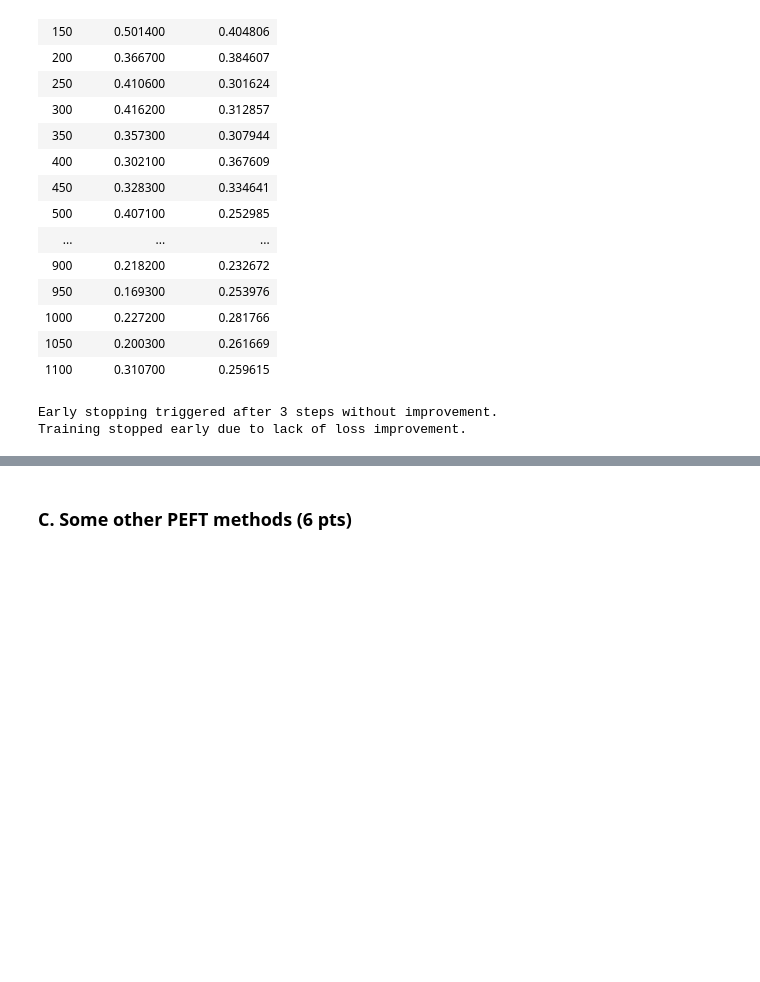
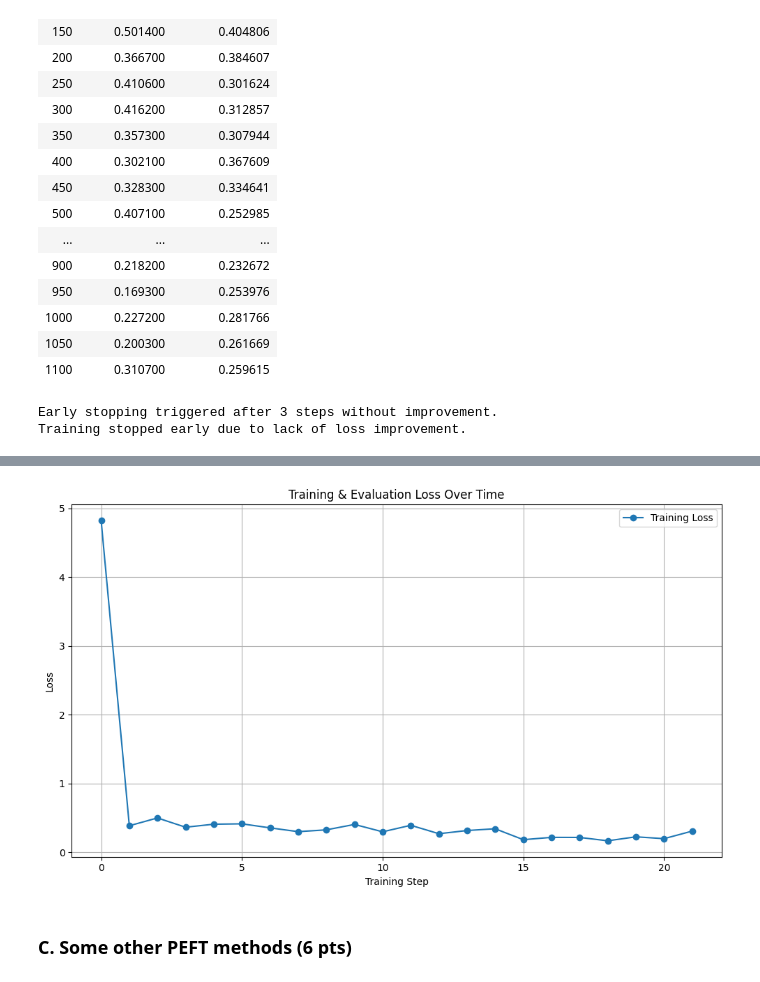
Before and after one commit to ArianFiroozi/LLM-Course-Projects, a Jupyter notebook: LLM_CA1.ipynb, the cells around one changed output, grey strips where cells are left out. Cells and saved outputs as stored; diff of their text form; code cells hidden in the pictures; blank space fills up the shorter version.

```diff
--- a/LLM_CA1.ipynb
+++ b/LLM_CA1.ipynb
@@ -943,3 +963,22 @@ model.save_pretrained("lora-emotion")
+# %%
+import matplotlib.pyplot as plt
+
+# Extract training and evaluation losses
+train_losses = [log["loss"] for log in logs if "loss" in log]
+steps = list(range(len(train_losses)))
+
+# Plot
+plt.figure(figsize=(10, 6))
+plt.plot(steps, train_losses, label="Training Loss", marker='o')
+plt.xlabel("Training Step")
+plt.ylabel("Loss")
+plt.title("Training & Evaluation Loss Over Time")
+plt.legend()
+plt.grid(True)
+plt.tight_layout()
+plt.show()
+# %% [output]
+[figure, added]
 # %% [markdown]
 ### C. Some other PEFT methods (6 pts)
 # %% [markdown]
```
Also changed, not shown: parts of 14 cells of this notebook.
